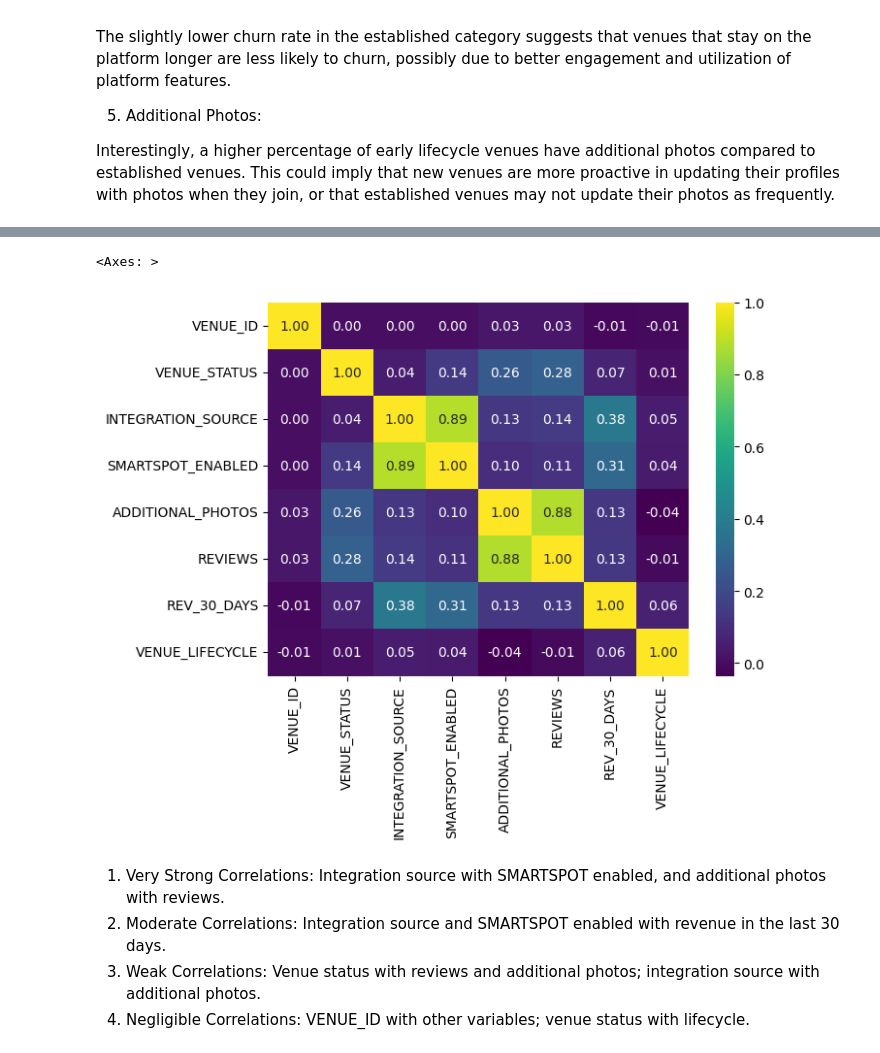
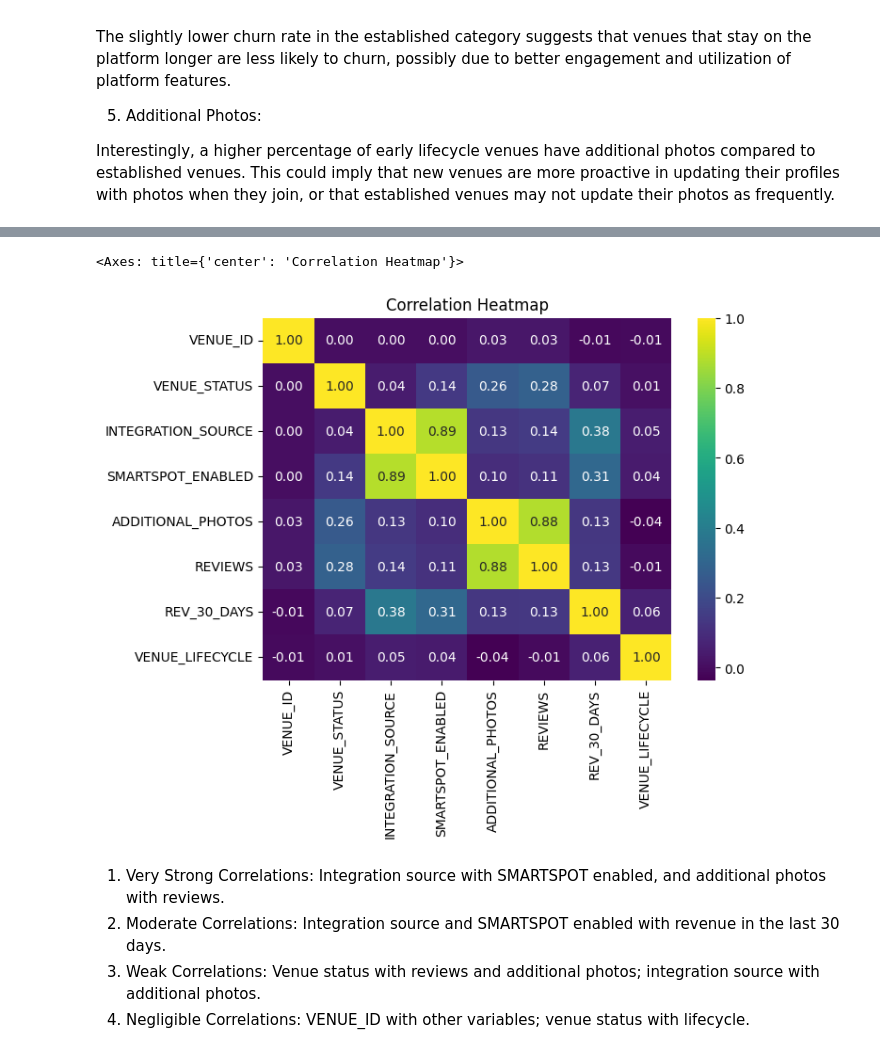
Before and after one commit to ugrodrigo/eda-b2b-growth-classpass, a Jupyter notebook: b2b_study_case_eda.ipynb, the cells around one changed output, grey strips where cells are left out. Saved outputs shown, nothing was run; the diff lists cells and outputs as text; code cells hidden in the pictures.

```diff
--- a/b2b_study_case_eda.ipynb
+++ b/b2b_study_case_eda.ipynb
@@ -155,3 +126,6 @@ The slightly lower churn rate in the established category suggests that venues t
 5. Additional Photos:
 
 Interestingly, a higher percentage of early lifecycle venues have additional photos compared to established venues. This could imply that new venues are more proactive in updating their profiles with photos when they join, or that established venues may not update their photos as frequently.
+# %%
+correlation = clean_df.corr(numeric_only=True)
+correlation['VENUE_STATUS'].sort_values(ascending=False)
@@ -158,11 +142,13 @@ Interestingly, a higher percentage of early lifecycle venues have additional pho
 # %%
+import matplotlib.pyplot as plt
 import seaborn as sns
 
 plt.figure(figsize=(7,5))
+plt.title('Correlation Heatmap')
 sns.heatmap(correlation,annot=True,cmap='viridis',fmt=".2f")
 # %% [output]
-<Axes: >
+<Axes: title={'center': 'Correlation Heatmap'}>
-[figure, old version]
+[figure, new version]
 # %% [markdown]
 1. Very Strong Correlations: Integration source with SMARTSPOT enabled, and additional photos with reviews.
 2. Moderate Correlations: Integration source and SMARTSPOT enabled with revenue in the last 30 days.
```
Also changed, not shown: parts of 3 cells of this notebook.
